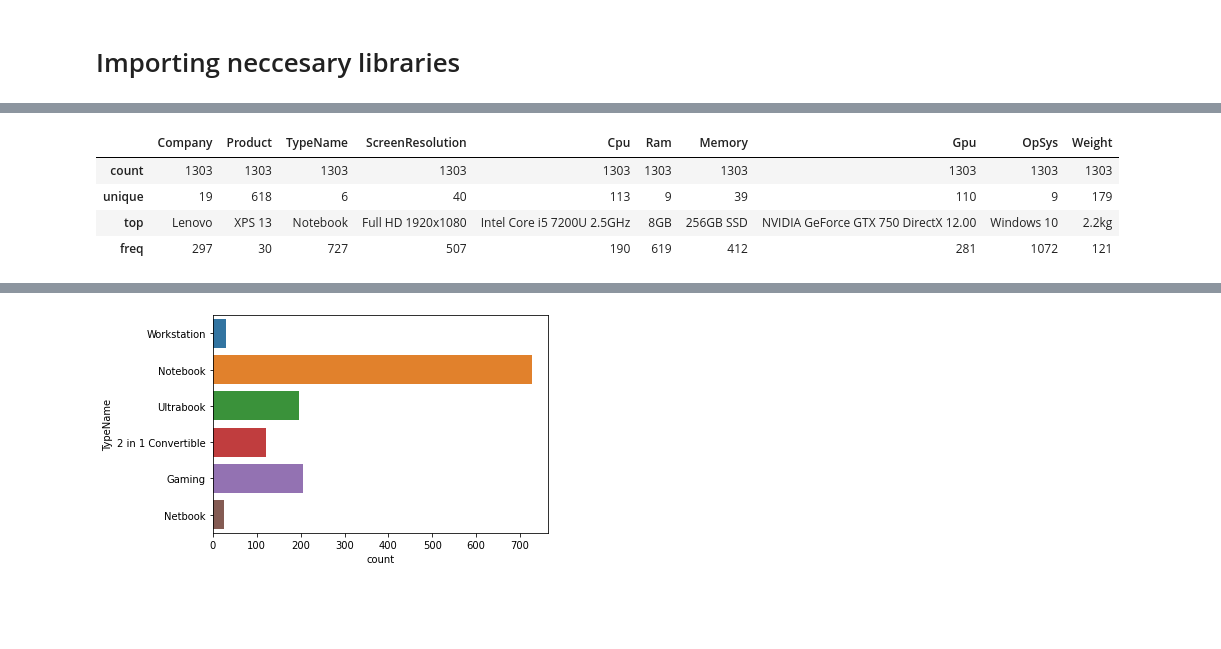
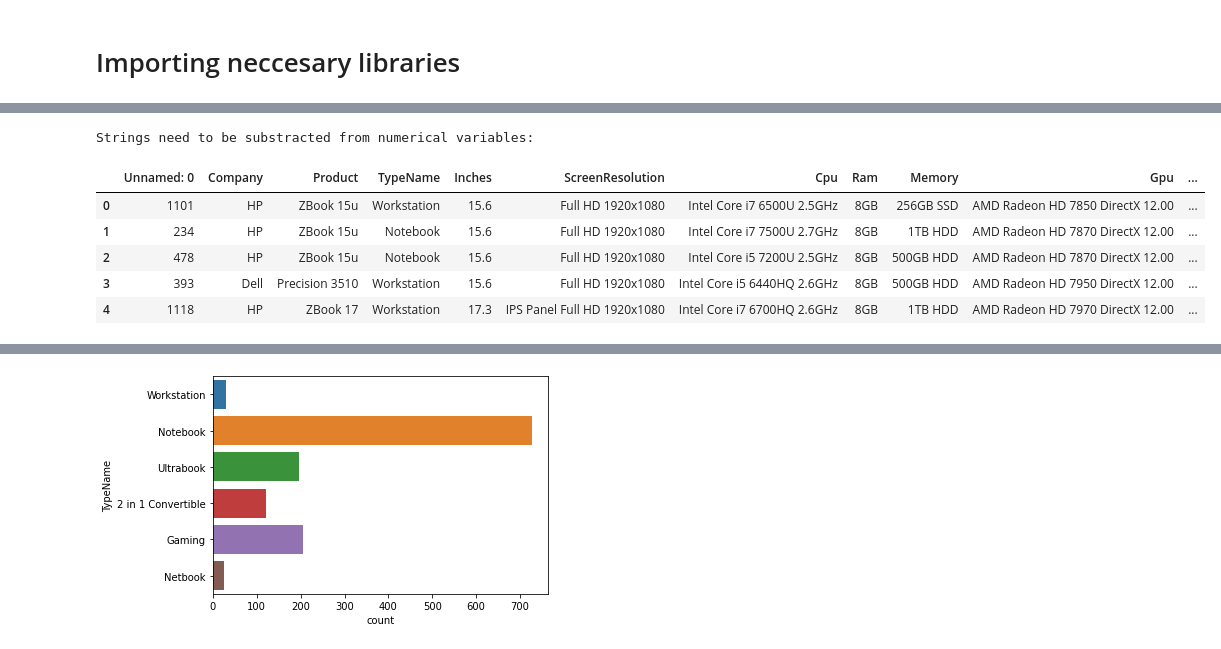
Before and after one commit to idanielnava/Laptop-Buying-Guide, a Jupyter notebook: Data_Preparation.ipynb, the cells around one changed output, grey strips where cells are left out. Drawn from its saved outputs; the diff is of its cells as text; code cells hidden in the pictures; blank space fills up the shorter version.

```diff
--- a/Data_Preparation.ipynb
+++ b/Data_Preparation.ipynb
@@ -49,8 +32,11 @@ dtype: object
-# %%
-laptops.describe(include='object')
-# %% [output]
-|  | Company | Product | TypeName | ScreenResolution | Cpu | Ram | Memory | Gpu | OpSys | Weight |
-| count | 1303 | 1303 | 1303 | 1303 | 1303 | 1303 | 1303 | 1303 | 1303 | 1303 |
-| unique | 19 | 618 | 6 | 40 | 113 | 9 | 39 | 110 | 9 | 179 |
-| top | Lenovo | XPS 13 | Notebook | Full HD 1920x1080 | Intel Core i5 7200U 2.5GHz | 8GB | 256GB SSD | NVIDIA GeForce GTX 750 DirectX 12.00 | Windows 10 | 2.2kg |
-| freq | 297 | 30 | 727 | 507 | 190 | 619 | 412 | 281 | 1072 | 121 |
+# %%
+print('Strings need to be substracted from numerical variables: \n')
+laptops.head()
+# %% [output]
+Strings need to be substracted from numerical variables:
+|  | Unnamed: 0 | Company | Product | TypeName | Inches | ScreenResolution | Cpu | Ram | Memory | Gpu | ... |
+| 0 | 1101 | HP | ZBook 15u | Workstation | 15.6 | Full HD 1920x1080 | Intel Core i7 6500U 2.5GHz | 8GB | 256GB SSD | AMD Radeon HD 7850 DirectX 12.00 | ... |
+| 1 | 234 | HP | ZBook 15u | Notebook | 15.6 | Full HD 1920x1080 | Intel Core i7 7500U 2.7GHz | 8GB | 1TB HDD | AMD Radeon HD 7870 DirectX 12.00 | ... |
+| 2 | 478 | HP | ZBook 15u | Notebook | 15.6 | Full HD 1920x1080 | Intel Core i5 7200U 2.5GHz | 8GB | 500GB HDD | AMD Radeon HD 7870 DirectX 12.00 | ... |
+| 3 | 393 | Dell | Precision 3510 | Workstation | 15.6 | Full HD 1920x1080 | Intel Core i5 6440HQ 2.6GHz | 8GB | 500GB HDD | AMD Radeon HD 7950 DirectX 12.00 | ... |
+| 4 | 1118 | HP | ZBook 17 | Workstation | 17.3 | IPS Panel Full HD 1920x1080 | Intel Core i7 6700HQ 2.6GHz | 8GB | 1TB HDD | AMD Radeon HD 7970 DirectX 12.00 | ... |
```
Also changed, not shown: parts of 13 cells of this notebook.
